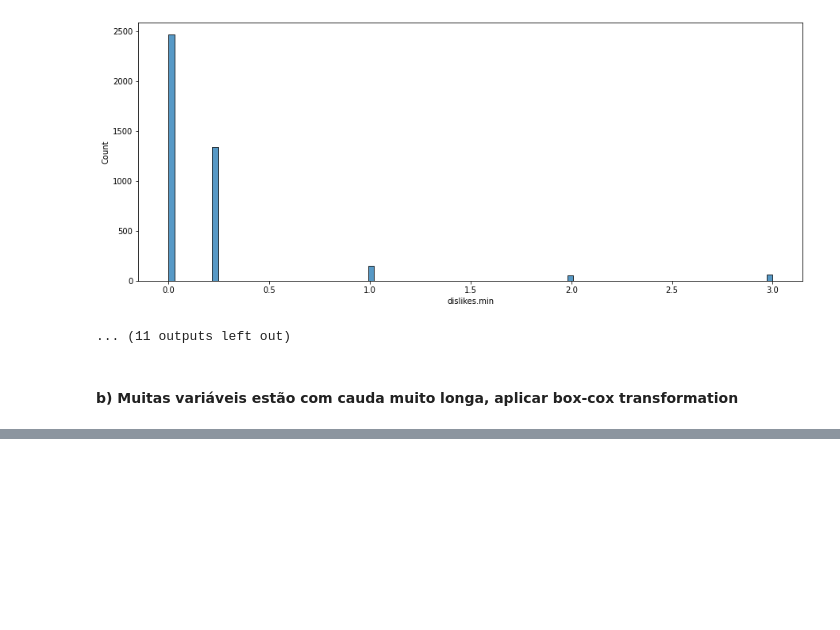
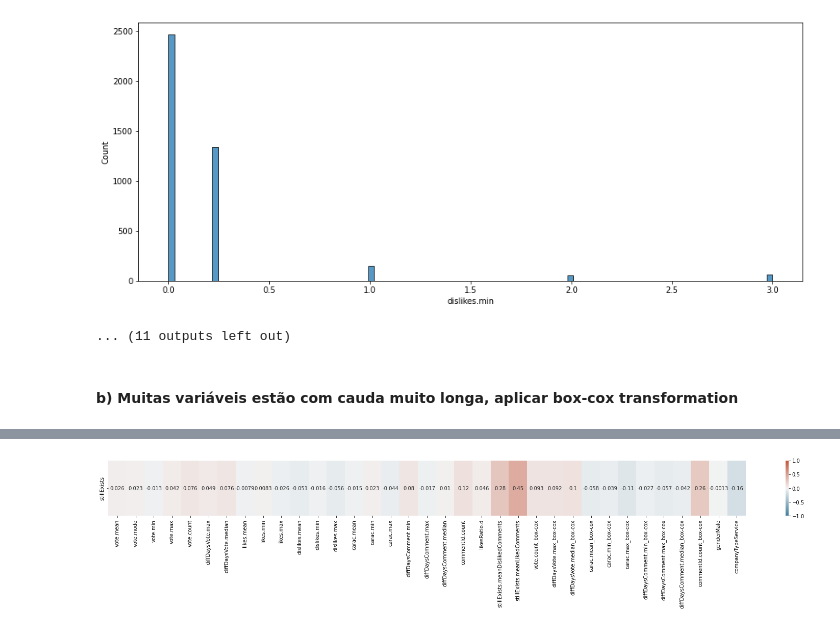
Before and after one commit to bruna-calistrate/DataWrangling-Case1, a Jupyter notebook: Case_2_Data_Enrichment_Daily_Happiness_&_Employee_Turnover.ipynb, the cells around one changed output, grey strips where cells are left out. Cells and saved outputs as stored; diff of their text form; code cells hidden in the pictures; blank space fills up the shorter version.

```diff
--- a/Case_2_Data_Enrichment_Daily_Happiness_&_Employee_Turnover.ipynb
+++ b/Case_2_Data_Enrichment_Daily_Happiness_&_Employee_Turnover.ipynb
@@ -666,0 +745,2 @@ for col in num:
+# %%
+churn.drop(columns=['gender', 'companyType'], inplace=True)
@@ -666,0 +753,20 @@ for col in num:
+# %%
+cols_corr = num + cols_box + ['genderMale', 'companyTypeService']
+# %%
+target = ['stillExists']
+
+corr = churn[target + cols_corr].corr()
+
+
+plt.figure(figsize=(28, 2))
+
+cmap = sns.diverging_palette(230, 20, as_cmap=True)
+sns.heatmap(data = corr.loc[target, cols_corr],
+            cmap = cmap,
+            vmin = -1,
+            vmax = 1,
+            annot = True)
+
+plt.show()
+# %% [output]
+[figure, added]
```
Also changed, not shown: parts of 35 cells of this notebook.
